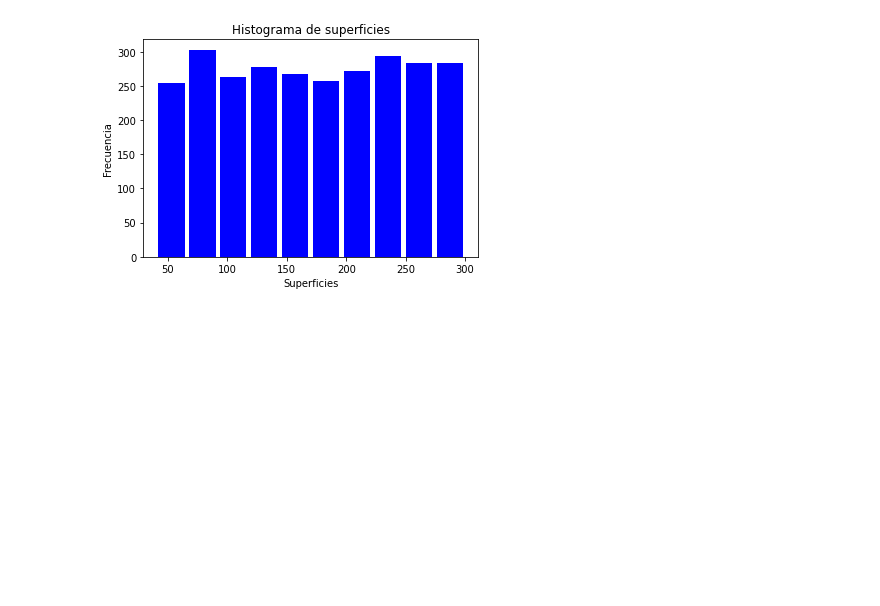
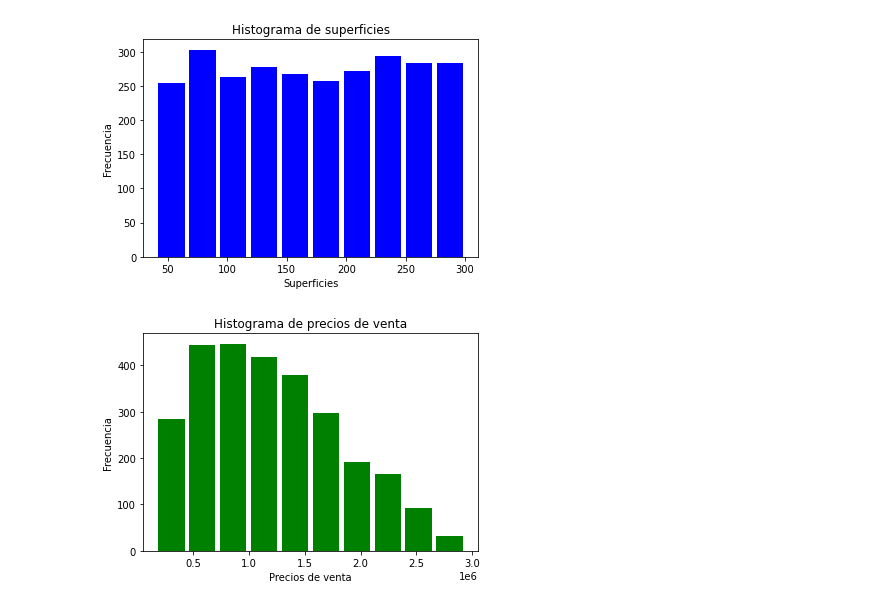
Before and after one commit to AremyDiaz/Actividad2, a Jupyter notebook: mi-limpieza.ipynb, the cells around one changed output. Cells and saved outputs as stored; diff of their text form; code cells hidden in the pictures; blank space fills up the shorter version.

Commit message:
Histograma precios de venta

```diff
--- a/mi-limpieza.ipynb
+++ b/mi-limpieza.ipynb
@@ -203,3 +203,13 @@ plt.ylabel("Frecuencia")
 plt.show() # Dibujo del histograma
 # %% [output]
 [figure]
+# %%
+#Histograma de variables cuantitativas: precio de venta.
+plt.hist(x=data4["Precio Venta"], color='green', rwidth=0.85)
+plt.title("Histograma de precios de venta")
+plt.xlabel("Precios de venta")
+plt.ylabel("Frecuencia")
+
+plt.show() # Dibujo del histograma
+# %% [output]
+[figure, added]
```
